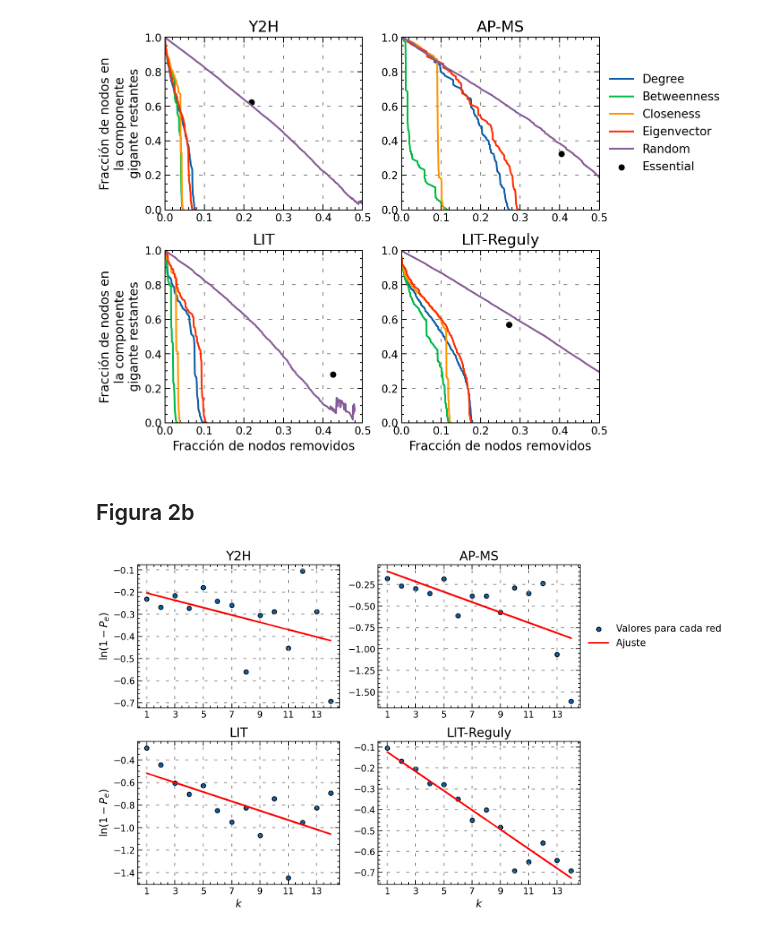
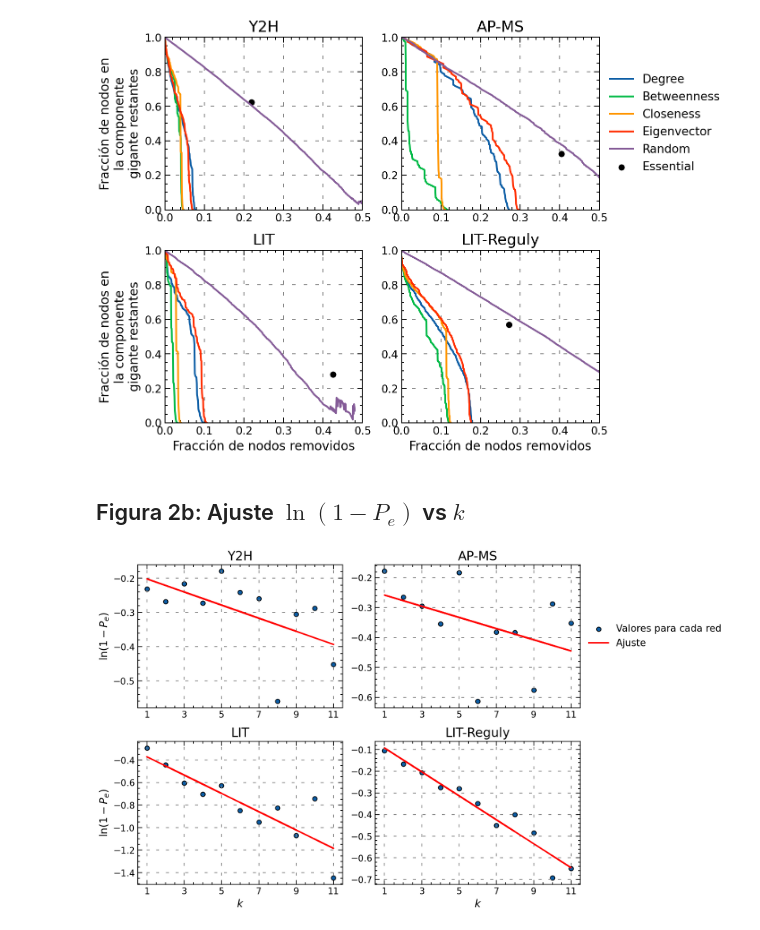
Before and after one commit to facundojgarcia02/CoNet, a Jupyter notebook: TP3/TP3 copy Facu.ipynb, the cells around one changed output. Saved outputs shown, nothing was run; the diff lists cells and outputs as text; code cells hidden in the pictures.

```diff
--- a/TP3/TP3 copy Facu.ipynb
+++ b/TP3/TP3 copy Facu.ipynb
@@ -661,7 +783,7 @@ plt.show()
 # %% [output]
 [figure]
 # %% [markdown]
-## Figura 2b
+## Figura 2b: Ajuste $\ln(1-P_e)$ vs $k$
 # %%
 lineal = lambda x, a, b: a*x + b
 
@@ -674,34 +796,35 @@ def get_Pe(G):
     gc = giant_component(G)
 
     nodes = list(gc.nodes())
     degrees = dict(gc.degree())
 
     degree_dist = dict(Counter(degrees.values()))
     ess_degrees_in_net = dict(Counter([degrees[n] for n in ess_names if n in nodes]))
 
     Pe = {k: ess_degrees_in_net[k]/degree_dist[k] for k in ess_degrees_in_net.keys()}
 
     return np.array(list(Pe.keys())), np.array(list(Pe.values()))
 
 fig, ax = plt.subplots(2, 2, figsize = (12, 7), tight_layout=True)
 ax = ax.flatten()
 
 for i, (net_name, G) in enumerate(nets.items()):
     x_G, y_G = get_Pe(G)
-    y_G = y_G[x_G < 15]
-    x_G = x_G[x_G < 15]
+    max_k = 12
+    y_G = y_G[x_G < max_k]
+    x_G = x_G[x_G < max_k]
     popt, pcov = curve_fit(lineal, x_G, np.log(1 - y_G))
     ax[i].scatter(x_G, np.log(1 - y_G), ec = "black", label="Valores para cada red")
     ax[i].plot(x_G, lineal(x_G, *popt), color = "red", label="Ajuste")
     ax[i].set_title(net_name)
-    ax[i].set_xticks(np.arange(1, 15, 2))
+    ax[i].set_xticks(np.arange(1, max_k, 2))
 
 ax[1].legend(bbox_to_anchor=(1, 0.5), frameon=False, loc="center left")
 ax[0].set_ylabel("ln$(1 - P_e)$")
 ax[2].set_xlabel("$k$")
 ax[2].set_ylabel("ln$(1 - P_e)$")
 ax[3].set_xlabel("$k$")
 
 plt.show()
 # %% [output]
-[figure, old version]
+[figure, new version]
```
Also changed, not shown: parts of 2 cells of this notebook.
